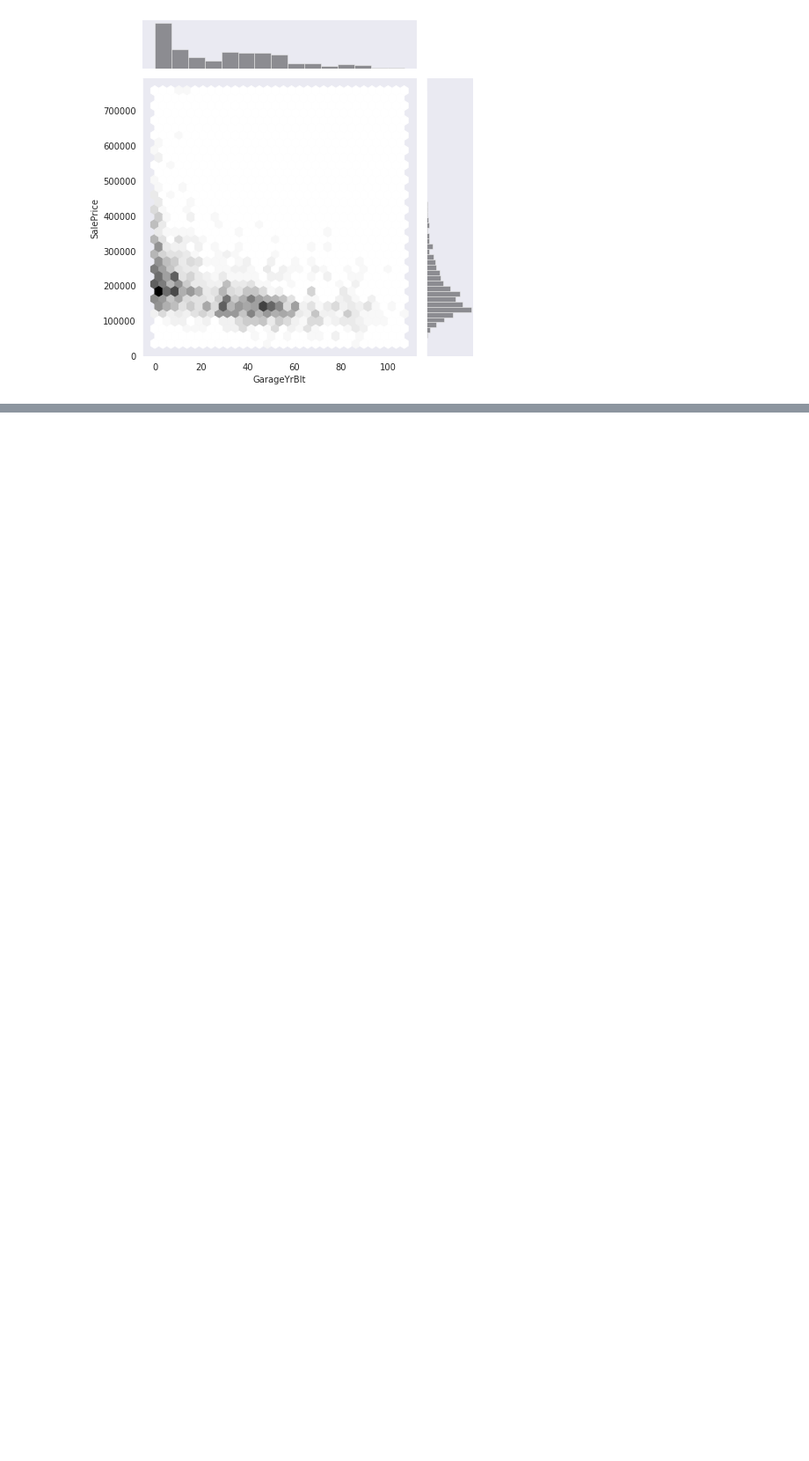
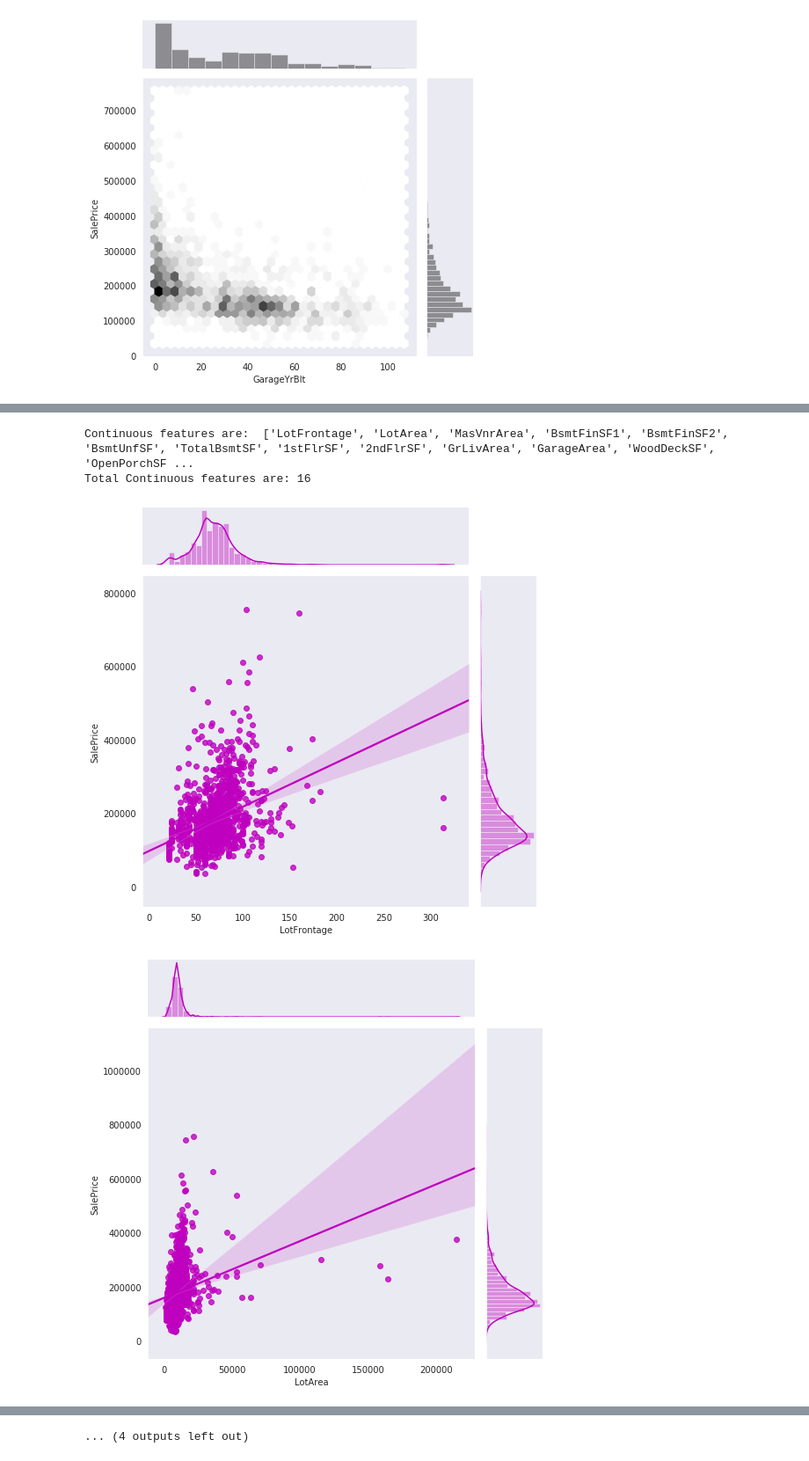
Before and after one commit to rajkhona/Housepriceprediction, a Jupyter notebook: house_price_prediction.ipynb, the cells around one changed output, grey strips where cells are left out. Shown at 88% size. Cells and saved outputs as stored; diff of their text form; code cells hidden in the pictures; blank space fills up the shorter version.

```diff
--- a/house_price_prediction.ipynb
+++ b/house_price_prediction.ipynb
@@ -138,0 +174,17 @@ for feature in temporal_feature:
+# %%
+conti_features = [feature for feature in numerical_features if feature not in discrete_features+temporal_feature+['Id']]
+print("Continuous features are: ", conti_features)
+print("Total Continuous features are:", len(conti_features))
+# %% [output]
+Continuous features are:  ['LotFrontage', 'LotArea', 'MasVnrArea', 'BsmtFinSF1', 'BsmtFinSF2', 'BsmtUnfSF', 'TotalBsmtSF', '1stFlrSF', '2ndFlrSF', 'GrLivArea', 'GarageArea', 'WoodDeckSF', 'OpenPorchSF ...
+Total Continuous features are: 16
+# %%
+#data = training_data.copy()
+for feature in conti_features:
+    with sns.axes_style("dark"):
+        sns.jointplot(x=data[feature], y=data['SalePrice'], kind="reg", truncate=False,color="m", height=7);
+
+# Clearly visible That some of the features are highly skewed and some are irrelevant. We'll need to normalize these features.
+# %% [output]
+[figure, added]
+[figure, added]
@@ -138,0 +201 @@ for feature in temporal_feature:
+... (4 outputs left out)
```
Also changed, not shown: parts of 4 cells of this notebook.
